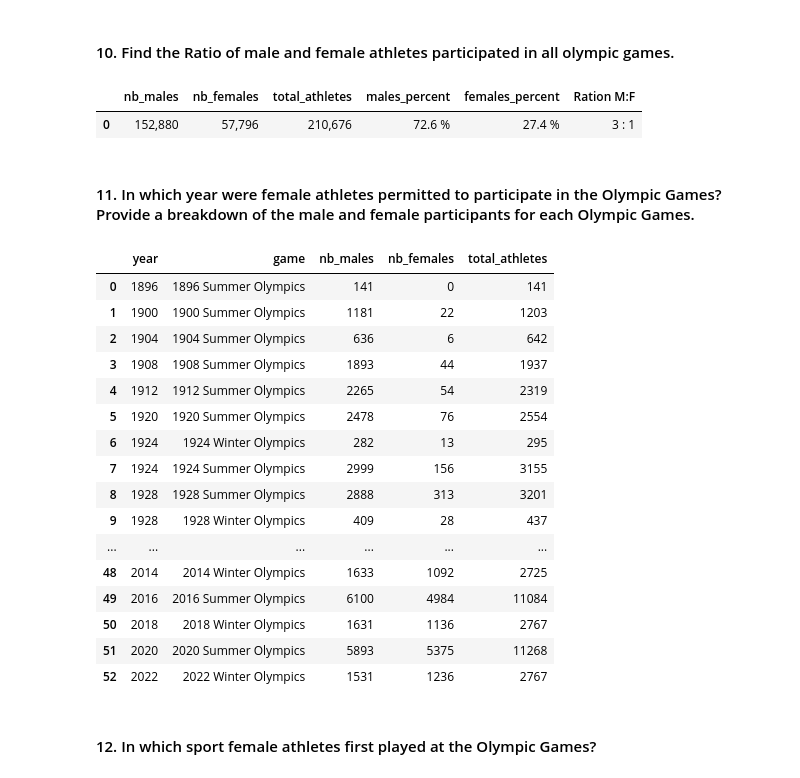
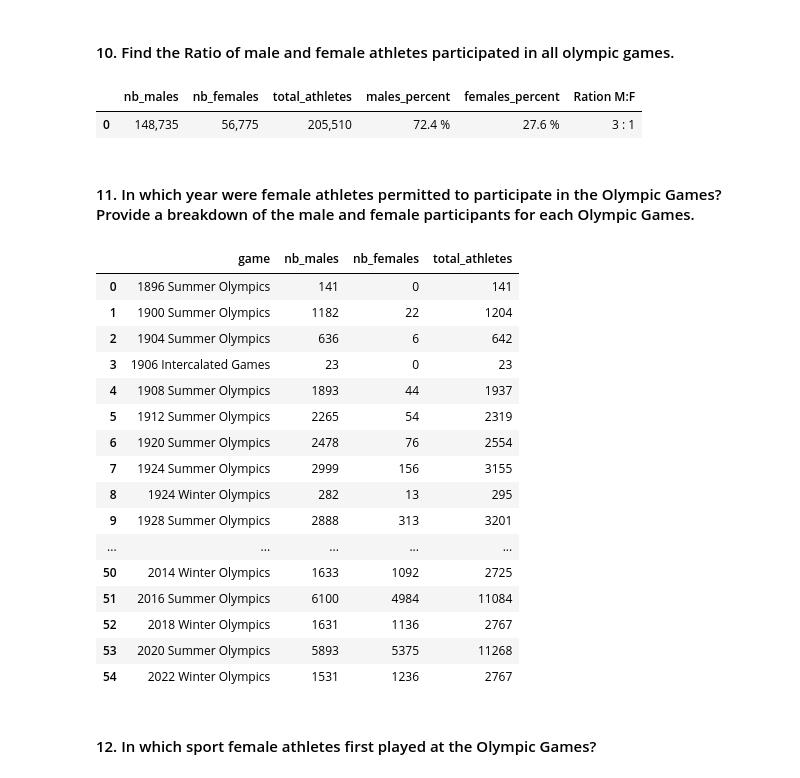
Before and after one commit to chanronnie/Olympics, a Jupyter notebook: analysis/olympics_analysis.ipynb, the cells around one changed output. Saved outputs shown, nothing was run; the diff lists cells and outputs as text; code cells hidden in the pictures.

```diff
--- a/analysis/olympics_analysis.ipynb
+++ b/analysis/olympics_analysis.ipynb
@@ -546,65 +558,61 @@ FROM
 
     SELECT DISTINCT h.id, h.gender, h.game
     FROM olympics.olympic_history_cleaned h
-    JOIN olympics.host_cities c ON h.game = c.game
     JOIN olympics.athletes_roles r ON h.id = r.id
-    WHERE r.roles NOT LIKE '%(non-medal events)%'
+    WHERE r.roles NOT LIKE '%Non-starter%' AND h.event LIKE '%Olympic%'
 
 ) unique_id
 
 """, conn)
 # %% [output]
 |  | nb_males | nb_females | total_athletes | males_percent | females_percent | Ration M:F |
-| 0 | 152,880 | 57,796 | 210,676 | 72.6 % | 27.4 % | 3 : 1 |
+| 0 | 148,735 | 56,775 | 205,510 | 72.4 % | 27.6 % | 3 : 1 |
 # %% [markdown]
 #### 11. In which year were female athletes permitted to participate in the Olympic Games? Provide a breakdown of the male and female participants for each Olympic Games.
 # %%
 pd.read_sql("""
 WITH unique_id_cte AS
 (
     SELECT
         DISTINCT id,
         name,
         gender,
-        game,
-        year
+        game
     FROM
     (
-        SELECT h.id, h.name, h.gender, h.game, c.year
+        SELECT h.id, h.name, h.gender, h.game
         FROM olympics.olympic_history_cleaned h
-        JOIN olympics.host_cities c ON h.game = c.game
         JOIN olympics.athletes_roles r ON h.id = r.id
         WHERE r.roles NOT LIKE '%Non-starter%' AND h.event LIKE '%(Olympic)%'
     ) e
 )
 SELECT
-    year,
     game,
     SUM(CASE WHEN gender = 'Male' THEN 1 ELSE 0 END) AS nb_males,
     SUM(CASE WHEN gender = 'Female' THEN 1 ELSE 0 END) AS nb_females,
     COUNT(id) AS total_athletes
 FROM unique_id_cte
-GROUP BY year, game
-ORDER BY year
+GROUP BY game
+ORDER BY game
 """, conn)
 # %% [output]
-|  | year | game | nb_males | nb_females | total_athletes |
-| 0 | 1896 | 1896 Summer Olympics | 141 | 0 | 141 |
-| 1 | 1900 | 1900 Summer Olympics | 1181 | 22 | 1203 |
-| 2 | 1904 | 1904 Summer Olympics | 636 | 6 | 642 |
-| 3 | 1908 | 1908 Summer Olympics | 1893 | 44 | 1937 |
-| 4 | 1912 | 1912 Summer Olympics | 2265 | 54 | 2319 |
-| 5 | 1920 | 1920 Summer Olympics | 2478 | 76 | 2554 |
-| 6 | 1924 | 1924 Winter Olympics | 282 | 13 | 295 |
-| 7 | 1924 | 1924 Summer Olympics | 2999 | 156 | 3155 |
-| 8 | 1928 | 1928 Summer Olympics | 2888 | 313 | 3201 |
-| 9 | 1928 | 1928 Winter Olympics | 409 | 28 | 437 |
-| ... | ... | ... | ... | ... | ... |
-| 48 | 2014 | 2014 Winter Olympics | 1633 | 1092 | 2725 |
-| 49 | 2016 | 2016 Summer Olympics | 6100 | 4984 | 11084 |
-| 50 | 2018 | 2018 Winter Olympics | 1631 | 1136 | 2767 |
-| 51 | 2020 | 2020 Summer Olympics | 5893 | 5375 | 11268 |
-| 52 | 2022 | 2022 Winter Olympics | 1531 | 1236 | 2767 |
+|  | game | nb_males | nb_females | total_athletes |
+| 0 | 1896 Summer Olympics | 141 | 0 | 141 |
+| 1 | 1900 Summer Olympics | 1182 | 22 | 1204 |
+| 2 | 1904 Summer Olympics | 636 | 6 | 642 |
+| 3 | 1906 Intercalated Games | 23 | 0 | 23 |
+| 4 | 1908 Summer Olympics | 1893 | 44 | 1937 |
+| 5 | 1912 Summer Olympics | 2265 | 54 | 2319 |
+| 6 | 1920 Summer Olympics | 2478 | 76 | 2554 |
+| 7 | 1924 Summer Olympics | 2999 | 156 | 3155 |
+| 8 | 1924 Winter Olympics | 282 | 13 | 295 |
+| 9 | 1928 Summer Olympics | 2888 | 313 | 3201 |
+| ... | ... | ... | ... | ... |
+| 50 | 2014 Winter Olympics | 1633 | 1092 | 2725 |
+| 51 | 2016 Summer Olympics | 6100 | 4984 | 11084 |
+| 52 | 2018 Winter Olympics | 1631 | 1136 | 2767 |
+| 53 | 2020 Summer Olympics | 5893 | 5375 | 11268 |
+| 54 | 2022 Winter Olympics | 1531 | 1236 | 2767 |
 # %% [markdown]
 #### 12. In which sport female athletes first played at the Olympic Games?
 # %%
```
Also changed, not shown: parts of 27 cells of this notebook.
